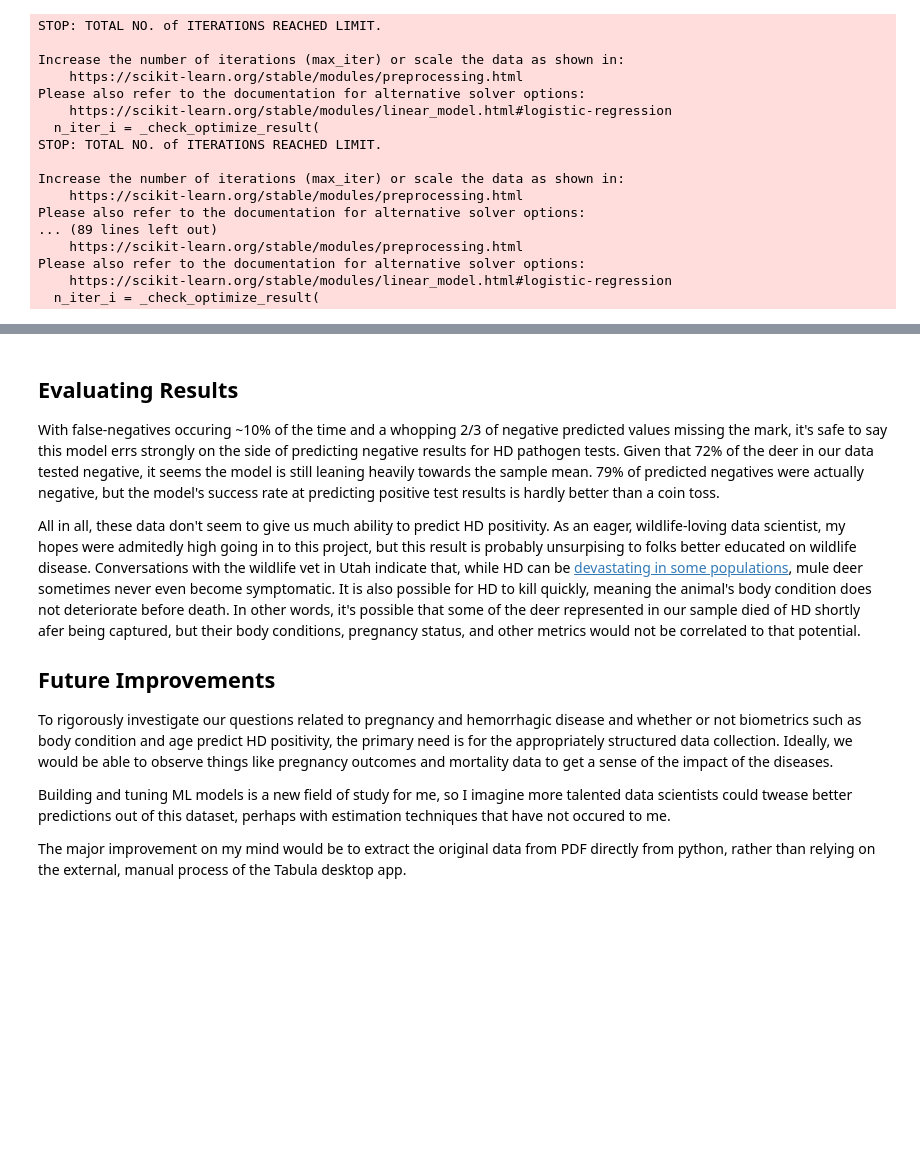
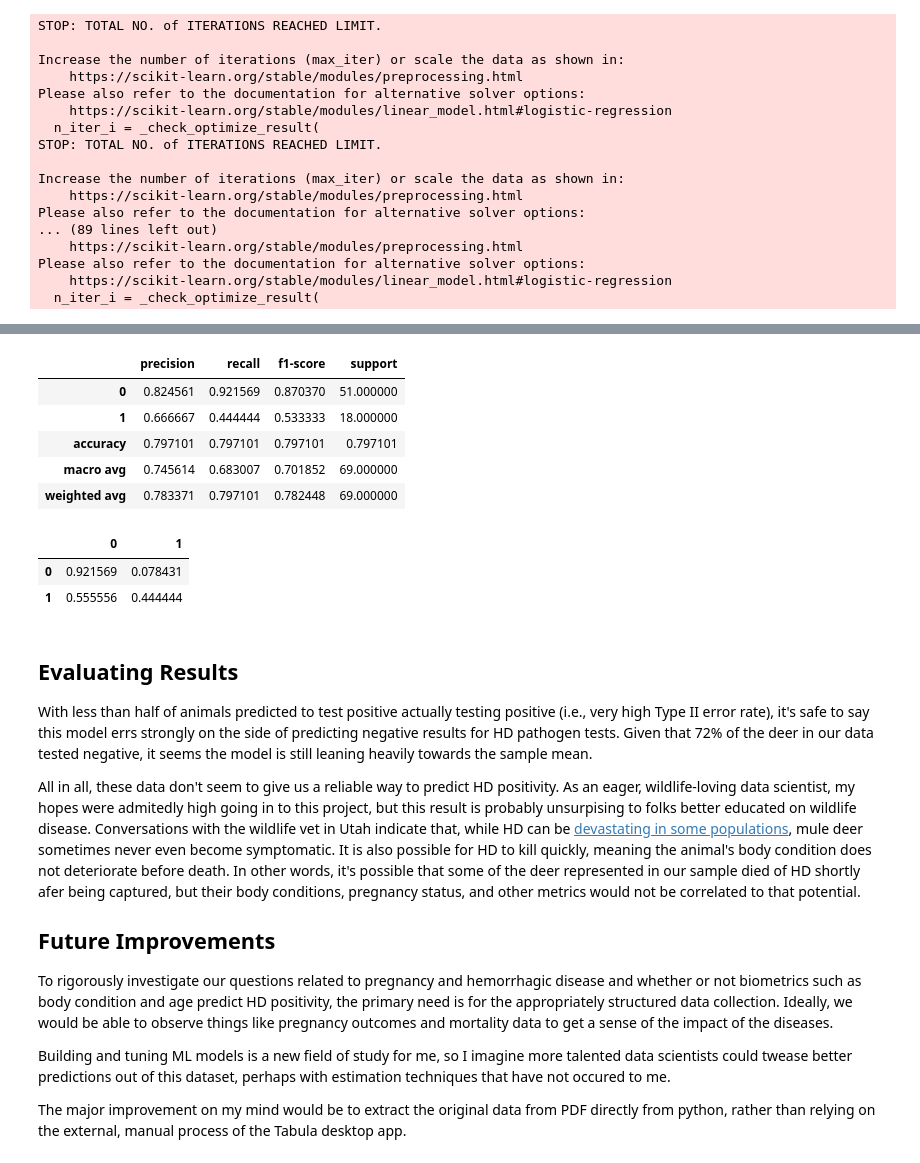
Before and after one commit to epistemetrica/utah_dwr_python, a Jupyter notebook: wildlife_disease.ipynb, the cells around one changed output, grey strips where cells are left out. Cells and saved outputs as stored; diff of their text form; code cells hidden in the pictures; blank space fills up the shorter version.

Commit message:
further dev models

```diff
--- a/wildlife_disease.ipynb
+++ b/wildlife_disease.ipynb
@@ -715,15 +723,18 @@ def build_model(steps, parameters={}):
         cv = GridSearchCV(pipeline, param_grid=parameters)
         return cv
 
-def evaluate_model(model, X_test, Y_test):
+def evaluate_model(model, X_test, Y_test, return_dfs=False):
     '''Evaluates model, displaying accuracy and other metrics with sklearn's Classification Report'''
     Y_pred = model.predict(X_test)
     print("Classification Report: \n\n {}\n".format(classification_report(Y_test, Y_pred, zero_division=0.0)))
     print('Confusion Matrix: \n\n', confusion_matrix(Y_test, Y_pred, normalize='true'))
     #export dfs
-    class_report_df = pd.DataFrame(classification_report(Y_test, Y_pred, zero_division=0.0, output_dict=True)).transpose()
-    con_mat_df = pd.DataFrame(confusion_matrix(Y_test, Y_pred, normalize='true'))
-    return class_report_df, con_mat_df
+    if not return_dfs:
+        pass
+    else:
+        class_report_df = pd.DataFrame(classification_report(Y_test, Y_pred, zero_division=0.0, output_dict=True)).transpose()
+        con_mat_df = pd.DataFrame(confusion_matrix(Y_test, Y_pred, normalize='true'))
+        return class_report_df, con_mat_df
 # %%
 #load data
 X, y = load_data(muledeer_hd_df, ['hd_result'])
@@ -760,8 +800,4 @@ Well... that's not great. Let's try running the StandardScalar transformation on
 # %%
-#load data
-X, y = load_data(muledeer_hd_df, ['hd_result'])
-#split
-X_train, X_test, y_train, y_test = train_test_split(X, y, random_state=42)
 #define steps for pipeline
 steps = [('scale', StandardScaler()),
         ('clf', LogisticRegression())]
@@ -771,9 +807,9 @@ parameters = {'clf__C': [1.0, 0.75, 0.5],
               'scale__with_std': [True, False]
               }
 #instantiate
-model2 = build_model(steps, parameters);
+model3 = build_model(steps, parameters);
 #fit
-model2_result = model2.fit(X_train, np.ravel(y_train));
+model3_result = model3.fit(X_train, np.ravel(y_train));
 # %% [output]
 STOP: TOTAL NO. of ITERATIONS REACHED LIMIT.
 
@@ -826,0 +897,16 @@ Confusion Matrix:
+# %%
+#define steps for pipeline
+steps = [('scale', StandardScaler()),
+        ('clf', KNeighborsClassifier())]
+#set parameters for GridSearchCV
+params = {'clf__weights': ['uniform', 'distance'],
+          'clf__metric': ['minkowski', 'cityblock', 'cosine'],
+          'clf__algorithm': ['ball_tree', 'kd_tree', 'brute']
+          }
+#instantiate
+model5 = build_model(steps, params);
+#fit
+model5_result = model5.fit(X_train, np.ravel(y_train));
+#predict and eval
+model5_class_report_df, model5_con_mat_df = evaluate_model(model5, X_test, y_test, return_dfs=True)
+print(model5.best_params_, '\n\n\n')
@@ -827,9 +948,22 @@ Confusion Matrix:
+# %%
+display(model5_class_report_df)
+model5_con_mat_df
+# %% [output]
+|  | precision | recall | f1-score | support |
+| 0 | 0.824561 | 0.921569 | 0.870370 | 51.000000 |
+| 1 | 0.666667 | 0.444444 | 0.533333 | 18.000000 |
+| accuracy | 0.797101 | 0.797101 | 0.797101 | 0.797101 |
+| macro avg | 0.745614 | 0.683007 | 0.701852 | 69.000000 |
+| weighted avg | 0.783371 | 0.797101 | 0.782448 | 69.000000 |
+|  | 0 | 1 |
+| 0 | 0.921569 | 0.078431 |
+| 1 | 0.555556 | 0.444444 |
 # %% [markdown]
 ## Evaluating Results
 
-With false-negatives occuring ~10% of the time and a whopping 2/3 of negative predicted values missing the mark, it's safe to say this model errs strongly on the side of predicting negative results for HD pathogen tests. Given that 72% of the deer in our data tested negative, it seems the model is still leaning heavily towards the sample mean. 79% of predicted negatives were actually negative, but the model's success rate at predicting positive test results is hardly better than a coin toss.
+With less than half of animals predicted to test positive actually testing positive (i.e., very high Type II error rate), it's safe to say this model errs strongly on the side of predicting negative results for HD pathogen tests. Given that 72% of the deer in our data tested negative, it seems the model is still leaning heavily towards the sample mean.
 
-All in all, these data don't seem to give us much ability to predict HD positivity. As an eager, wildlife-loving data scientist, my hopes were admitedly high going in to this project, but this result is probably unsurpising to folks better educated on wildlife disease. Conversations with the wildlife vet in Utah indicate that, while HD can be [devastating in some populations](https://cwhl.vet.cornell.edu/disease/hemorrhagic-disease-deer), mule deer sometimes never even become symptomatic. It is also possible for HD to kill quickly, meaning the animal's body condition does not deteriorate before death. In other words, it's possible that some of the deer represented in our sample died of HD shortly afer being captured, but their body conditions, pregnancy status, and other metrics would not be correlated to that potential.
+All in all, these data don't seem to give us a reliable way to predict HD positivity. As an eager, wildlife-loving data scientist, my hopes were admitedly high going in to this project, but this result is probably unsurpising to folks better educated on wildlife disease. Conversations with the wildlife vet in Utah indicate that, while HD can be [devastating in some populations](https://cwhl.vet.cornell.edu/disease/hemorrhagic-disease-deer), mule deer sometimes never even become symptomatic. It is also possible for HD to kill quickly, meaning the animal's body condition does not deteriorate before death. In other words, it's possible that some of the deer represented in our sample died of HD shortly afer being captured, but their body conditions, pregnancy status, and other metrics would not be correlated to that potential.
 
 ## Future Improvements
 
```
Also changed, not shown: parts of 14 cells of this notebook.
